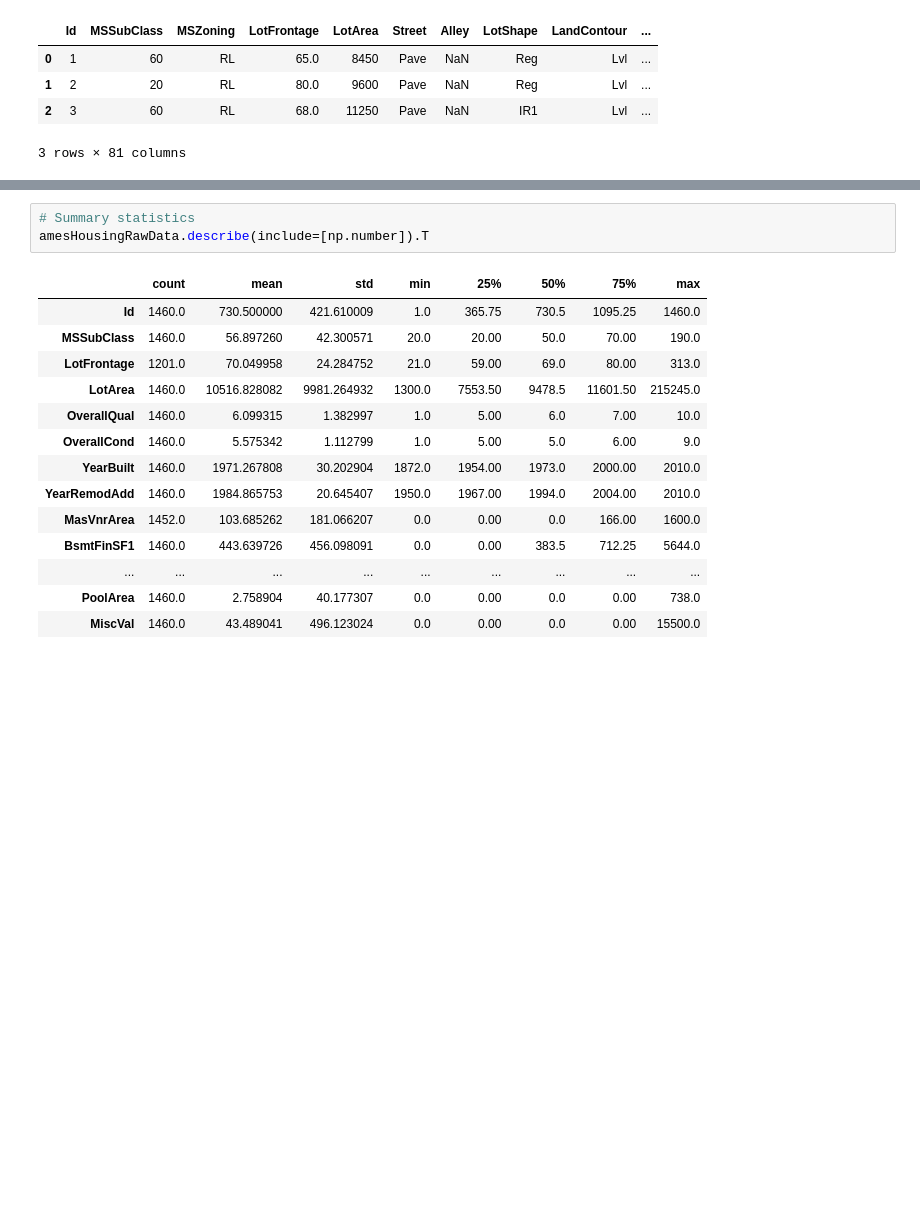
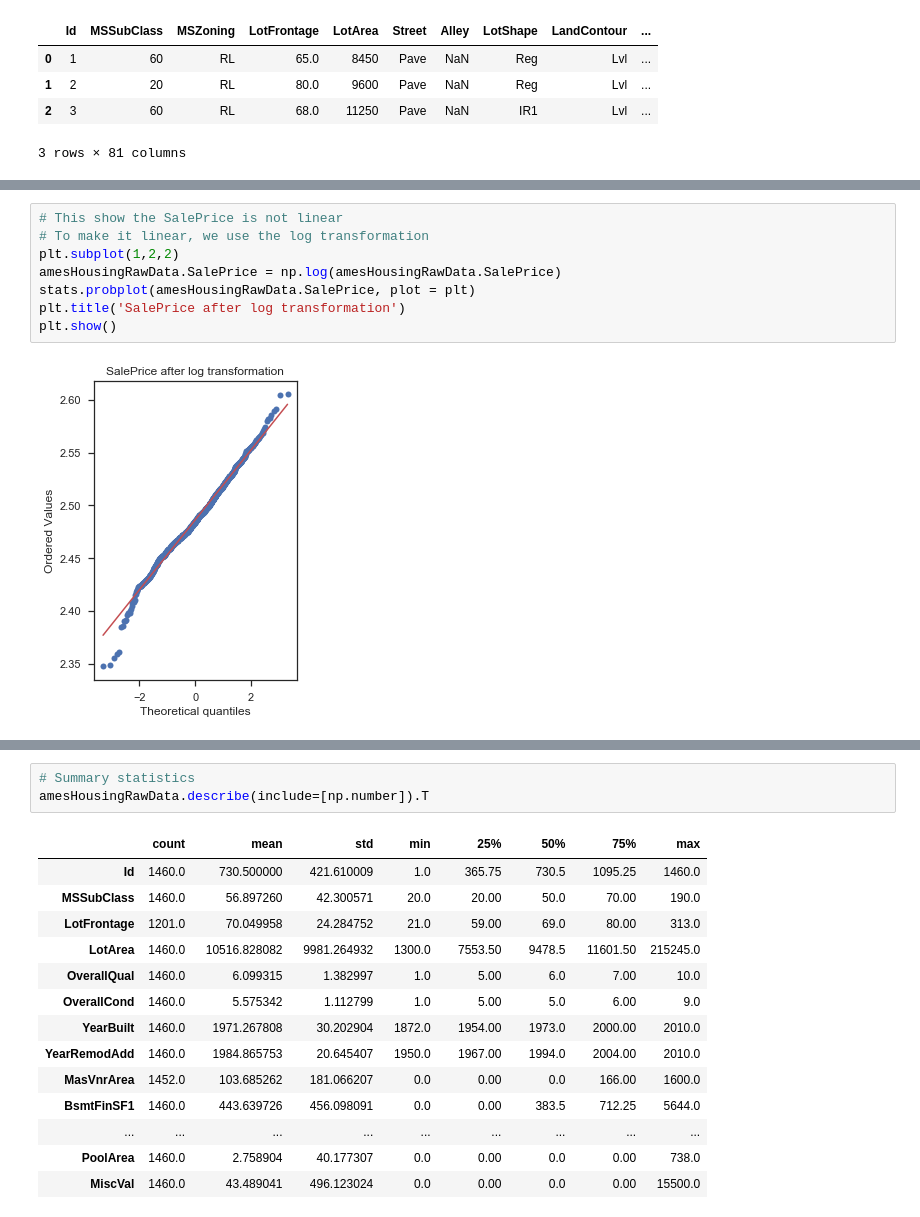
Before and after one commit to Yagniksojitra/Notebooks, a Jupyter notebook: Housing Prices Competition for Kaggle Learn Users/Housing Price Competition.ipynb, the cells around one changed output, grey strips where cells are left out. Saved outputs shown, nothing was run; the diff lists cells and outputs as text; blank space fills up the shorter version.

```diff
--- a/Housing Prices Competition for Kaggle Learn Users/Housing Price Competition.ipynb
+++ b/Housing Prices Competition for Kaggle Learn Users/Housing Price Competition.ipynb
@@ -33,0 +70,10 @@ amesHousingRawData.shape
+# %%
+# This show the SalePrice is not linear
+# To make it linear, we use the log transformation
+plt.subplot(1,2,2)
+amesHousingRawData.SalePrice = np.log(amesHousingRawData.SalePrice)
+stats.probplot(amesHousingRawData.SalePrice, plot = plt)
+plt.title('SalePrice after log transformation')
+plt.show()
+# %% [output]
+[figure, added]
```
Also changed, not shown: parts of 29 cells of this notebook, 5 other files.
